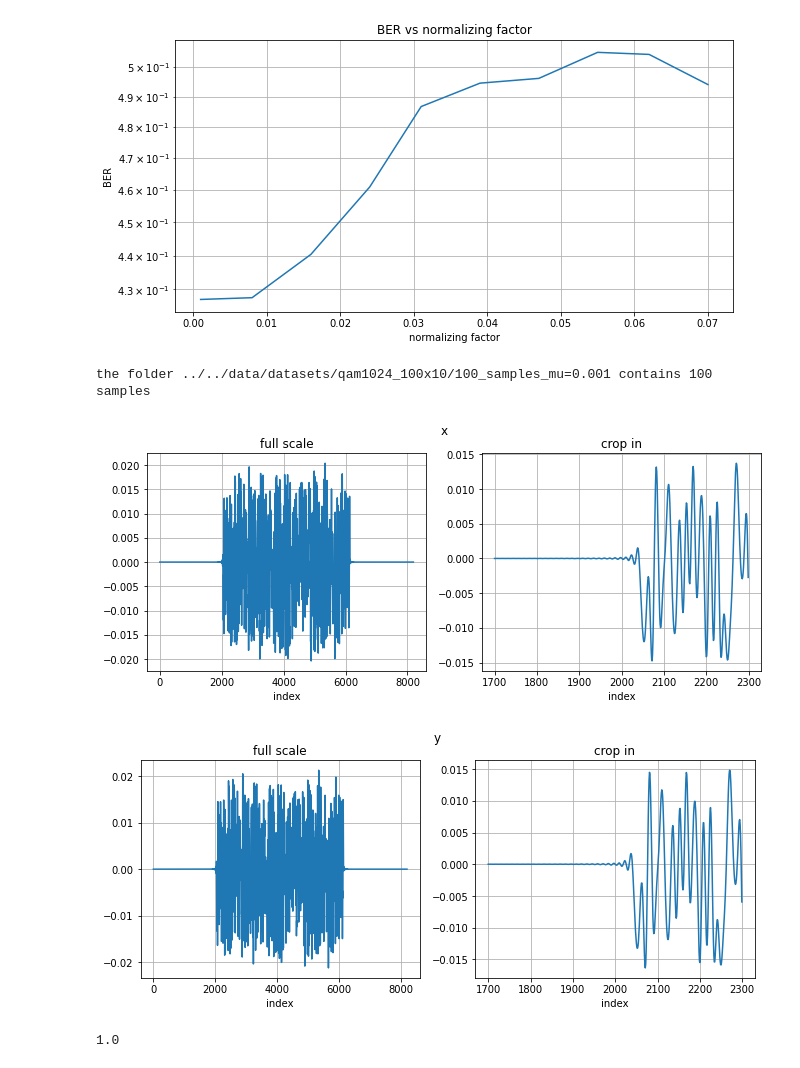
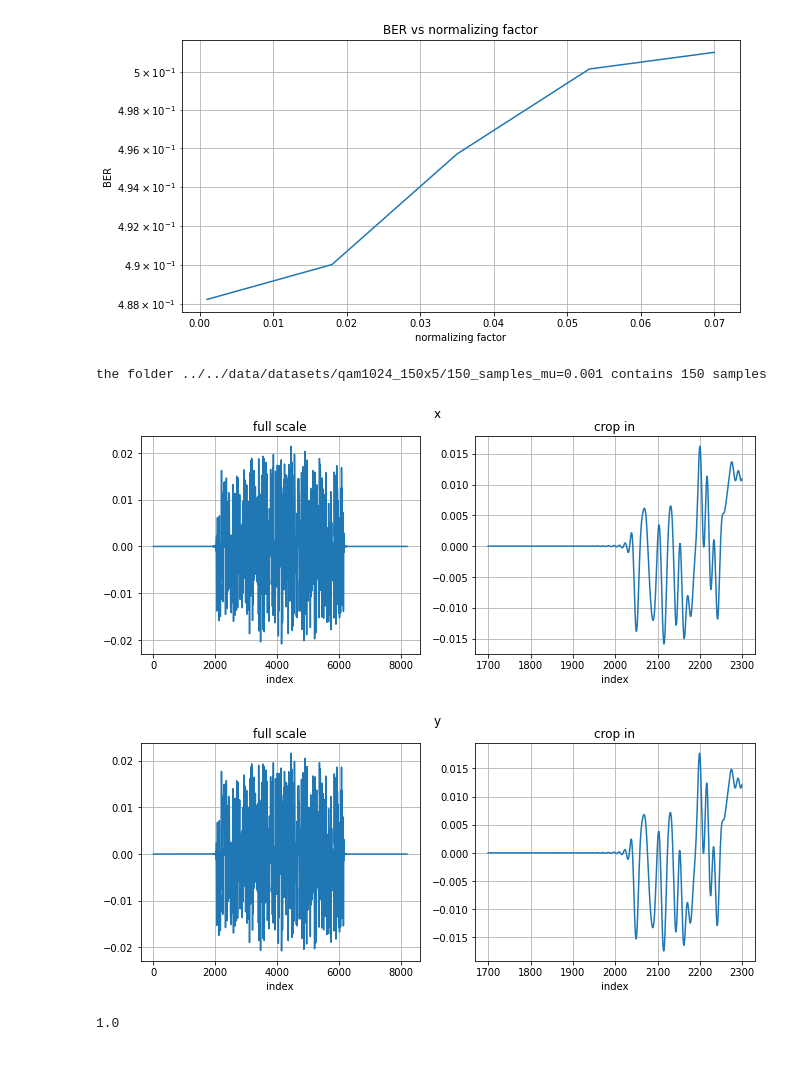
Before and after one commit to Yarden92/Thesis-code, a Jupyter notebook: apps/deep/data_analyzer.ipynb, the cells around one changed output. Drawn from its saved outputs; the diff is of its cells as text; code cells hidden in the pictures.

```diff
--- a/apps/deep/data_analyzer.ipynb
+++ b/apps/deep/data_analyzer.ipynb
@@ -13,29 +16,29 @@ from src.general_methods.visualizer import Visualizer
 # %%
-root_dir = f'../../data/datasets/qam1024_100x10'
+root_dir = f'../../data/datasets/qam1024_150x5'
 sub_name_filter = '*'
-ber_vec, mu_vec = Metrics.gen_ber_mu_from_folders(root_dir, sub_name_filter, 0, tqdm, 5)
+ber_vec, mu_vec = Metrics.gen_ber_mu_from_folders(root_dir, sub_name_filter, 0, tqdm, 25)
 Visualizer.plot_bers(mu_vec, [ber_vec])
 # %% [output]
-[figure, old version]
+[figure, new version]
 # %%
 # read folder and plot one of the data samples
-sub_name = '100_samples_mu=0.001'
+sub_name = '150_samples_mu=0.001'
 dir = root_dir + '/' + sub_name
 data_id = 0
 zm = range(1700, 2300)
 
 dataloader = SingleMuDataSet(dir)
 
 print(f'the folder {dir} contains {len(dataloader)} samples')
 
 x, y = dataloader.get_numpy_xy(data_id)
 
 Visualizer.twin_zoom_plot('x', np.real(x), zm)
 Visualizer.twin_zoom_plot('y', np.real(y), zm)
 # %% [output]
-the folder ../../data/datasets/qam1024_100x10/100_samples_mu=0.001 contains 100 samples
+the folder ../../data/datasets/qam1024_150x5/150_samples_mu=0.001 contains 150 samples
-[figure, old version]
+[figure, new version]
-[figure, old version]
+[figure, new version]
 # %%
 # calc signal power
 x_power = np.mean(np.abs(x)**2)
```
Also changed, not shown: parts of 1 cell of this notebook, 2 other files.
